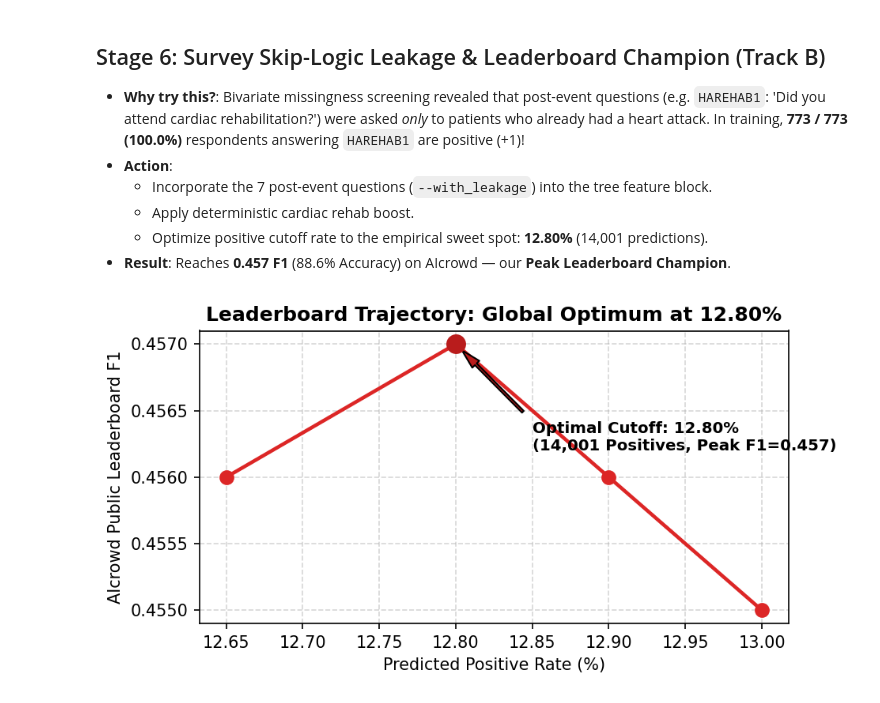
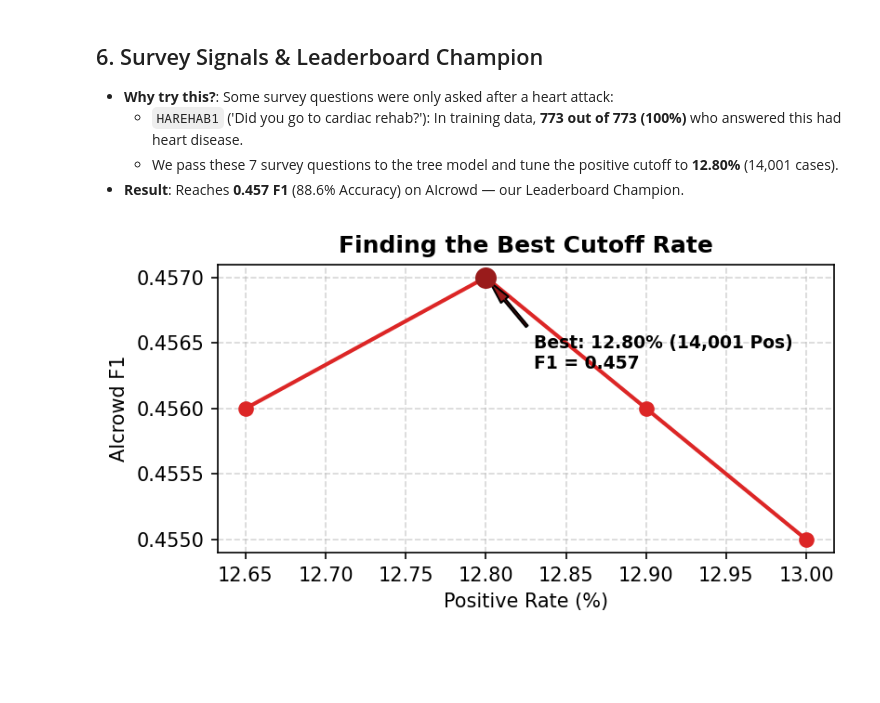
Before and after one commit to Zhiqian-Zhou/ML_Project1, a Jupyter notebook: notebooks/02_sota_progression.ipynb, the cells around one changed output. Drawn from its saved outputs; the diff is of its cells as text; code cells hidden in the pictures; blank space fills up the shorter version.

```diff
--- a/notebooks/02_sota_progression.ipynb
+++ b/notebooks/02_sota_progression.ipynb
@@ -168,29 +212,27 @@ plt.show()
 # %% [markdown]
-## Stage 6: Survey Skip-Logic Leakage & Leaderboard Champion (Track B)
+## 6. Survey Signals & Leaderboard Champion
 
-- **Why try this?**: Bivariate missingness screening revealed that post-event questions (e.g. `HAREHAB1`: 'Did you attend cardiac rehabilitation?') were asked *only* to patients who already had a heart attack. In training, **773 / 773 (100.0%)** respondents answering `HAREHAB1` are positive (+1)!
-- **Action**:
-  - Incorporate the 7 post-event questions (`--with_leakage`) into the tree feature block.
-  - Apply deterministic cardiac rehab boost.
-  - Optimize positive cutoff rate to the empirical sweet spot: **12.80%** (14,001 predictions).
-- **Result**: Reaches **0.457 F1** (88.6% Accuracy) on AIcrowd — our **Peak Leaderboard Champion**.
+- **Why try this?**: Some survey questions were only asked after a heart attack:
+  - `HAREHAB1` ('Did you go to cardiac rehab?'): In training data, **773 out of 773 (100%)** who answered this had heart disease.
+  - We pass these 7 survey questions to the tree model and tune the positive cutoff to **12.80%** (14,001 cases).
+- **Result**: Reaches **0.457 F1** (88.6% Accuracy) on AIcrowd — our Leaderboard Champion.
 # %%
-# AIcrowd Public Leaderboard Marginal Precision Trajectory
+# Leaderboard Cutoff Curve
 cutoffs = [13.00, 12.90, 12.80, 12.65]
-positives = [14220, 14110, 14001, 13837]
-aicrowd_f1 = [0.455, 0.456, 0.457, 0.456]
+pos = [14220, 14110, 14001, 13837]
+f1_scores = [0.455, 0.456, 0.457, 0.456]
 
-fig, ax = plt.subplots(figsize=(6.5, 3.4), dpi=150)
-ax.plot(cutoffs, aicrowd_f1, marker='o', color='#dc2626', lw=2.2, markersize=8)
-ax.scatter([12.80], [0.457], color='#b91c1c', s=120, zorder=5)
-ax.annotate('Optimal Cutoff: 12.80%\n(14,001 Positives, Peak F1=0.457)', xy=(12.80, 0.457), xytext=(12.85, 0.4562),
-            arrowprops=dict(facecolor='#b91c1c', shrink=0.08, width=1.5, headwidth=6), fontweight='bold', fontsize=9.5)
-ax.set_xlabel('Predicted Positive Rate (%)')
-ax.set_ylabel('AIcrowd Public Leaderboard F1')
-ax.set_title('Leaderboard Trajectory: Global Optimum at 12.80%', fontweight='bold')
+fig, ax = plt.subplots(figsize=(5.5, 3.0), dpi=150)
+ax.plot(cutoffs, f1_scores, marker='o', color='#dc2626', lw=2.0, markersize=7)
+ax.scatter([12.80], [0.457], color='#991b1b', s=100, zorder=5)
+ax.annotate('Best: 12.80% (14,001 Pos)\nF1 = 0.457', xy=(12.80, 0.457), xytext=(12.83, 0.4563),
+            arrowprops=dict(facecolor='#991b1b', shrink=0.08, width=1.2, headwidth=5), fontweight='bold', fontsize=9)
+ax.set_xlabel('Positive Rate (%)')
+ax.set_ylabel('AIcrowd F1')
+ax.set_title('Finding the Best Cutoff Rate', fontweight='bold')
 ax.grid(linestyle='--', alpha=0.5)
 plt.tight_layout()
 plt.show()
 # %% [output]
-[figure, old version]
+[figure, new version]
 # %% [markdown]
```
Also changed, not shown: parts of 17 cells of this notebook, 2 other files.
